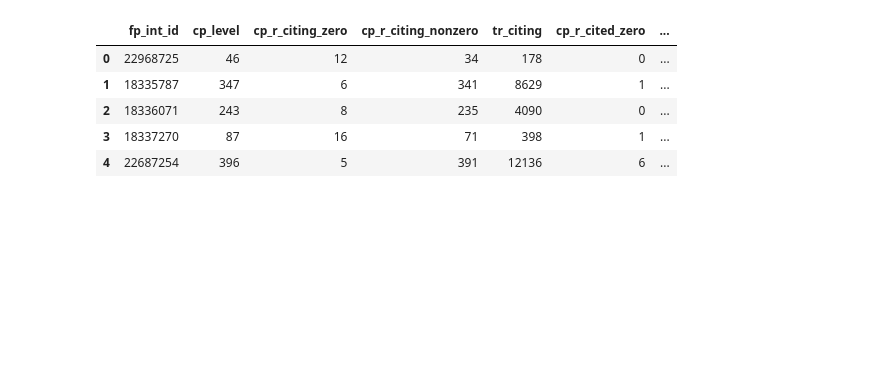
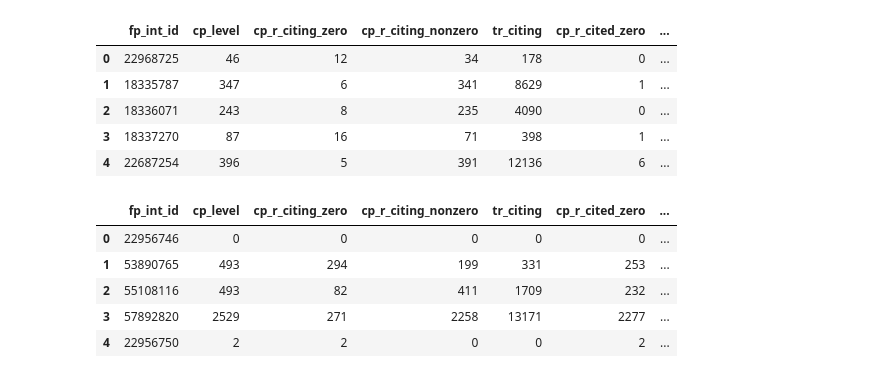
Before and after one commit to vikramr2/bdid-metrics, a Jupyter notebook: analysis/pi3k/analyze_pi3k.ipynb, the cells around one changed output. Cells and saved outputs as stored; diff of their text form; code cells hidden in the pictures; blank space fills up the shorter version.

```diff
--- a/analysis/pi3k/analyze_pi3k.ipynb
+++ b/analysis/pi3k/analyze_pi3k.ipynb
@@ -147,3 +165,15 @@ pi3k_k49_bdid.head()
 | 2 | 18336071 | 243 | 8 | 235 | 4090 | 0 | ... |
 | 3 | 18337270 | 87 | 16 | 71 | 398 | 1 | ... |
 | 4 | 22687254 | 396 | 5 | 391 | 12136 | 6 | ... |
+# %%
+# These metrics are relative to the entire network
+pi3k_full_network_bdid = pd.read_csv('/shared/pubmed/data/networkit_bdid-pi3k-network.csv')
+pi3k_full_network_bdid = pi3k_full_network_bdid.dropna()
+pi3k_full_network_bdid.head()
+# %% [output]
+|  | fp_int_id | cp_level | cp_r_citing_zero | cp_r_citing_nonzero | tr_citing | cp_r_cited_zero | ... |
+| 0 | 22956746 | 0 | 0 | 0 | 0 | 0 | ... |
+| 1 | 53890765 | 493 | 294 | 199 | 331 | 253 | ... |
+| 2 | 55108116 | 493 | 82 | 411 | 1709 | 232 | ... |
+| 3 | 57892820 | 2529 | 271 | 2258 | 13171 | 2277 | ... |
+| 4 | 22956750 | 2 | 2 | 0 | 0 | 2 | ... |
```
Also changed, not shown: parts of 12 cells of this notebook.
